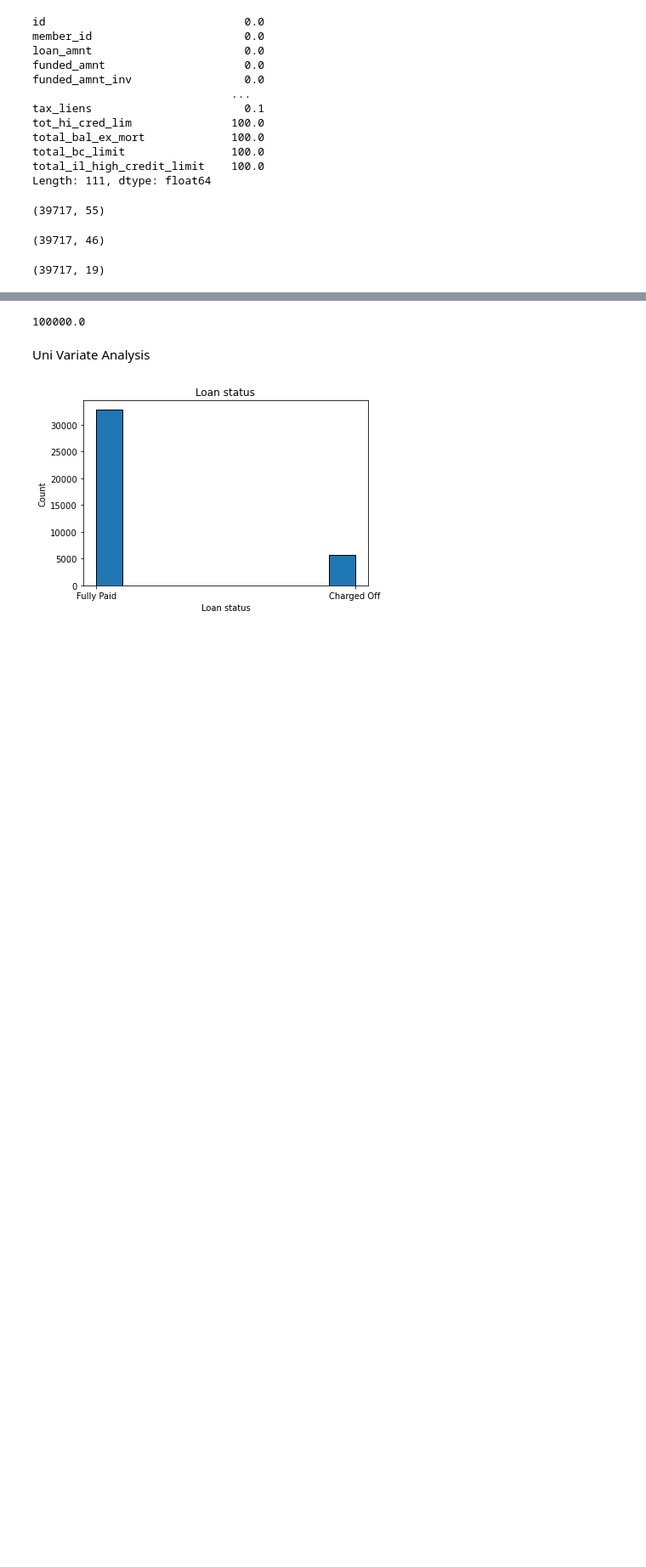
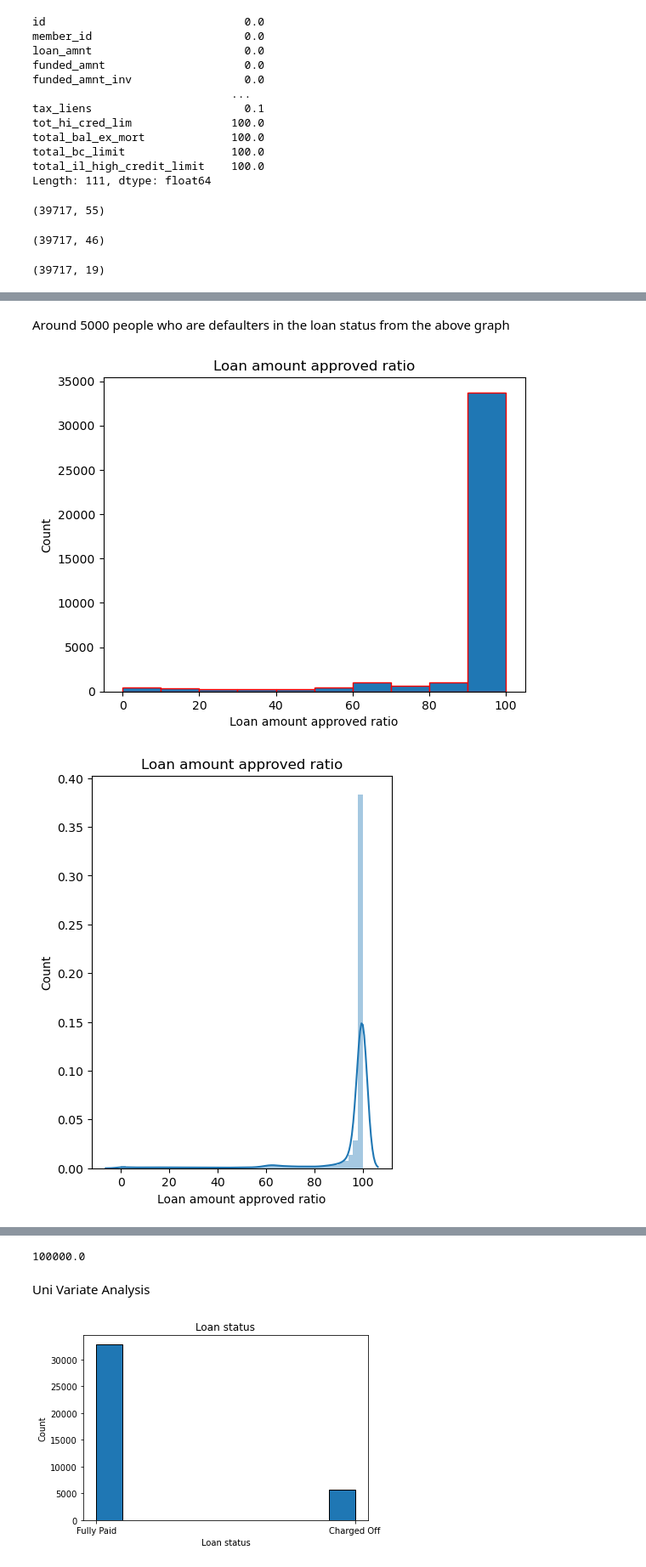
Before and after one commit to aswanth523/LendingClubCaseStudy, a Jupyter notebook: Lending_Club_Default_Analysis.ipynb, the cells around one changed output, grey strips where cells are left out. Shown: that part at 85% size. Saved outputs shown, nothing was run; the diff lists cells and outputs as text; code cells hidden in the pictures; blank space fills up the shorter version.

```diff
--- a/Lending_Club_Default_Analysis.ipynb
+++ b/Lending_Club_Default_Analysis.ipynb
@@ -83,0 +124,19 @@ df.installment=df.installment.astype(int)
+# %% [markdown]
+Around 5000 people who are defaulters in the loan status from the above graph
+# %%
+plt.hist(df.loan_amnt_approved_ratio,bins=10,ec='red')
+plt.xlabel('Loan amount approved ratio')
+plt.ylabel("Count")
+plt.title("Loan amount approved ratio")
+plt.show()
+
+plt.figure(figsize=(10,6))
+plt.subplot(1,2,1)
+sb.distplot(x=df.loan_amnt_approved_ratio)
+plt.xlabel('Loan amount approved ratio')
+plt.ylabel("Count")
+plt.title("Loan amount approved ratio")
+plt.show()
+# %% [output]
+[figure, added]
+[figure, added]
```
Also changed, not shown: parts of 28 cells of this notebook, 1 other file.
